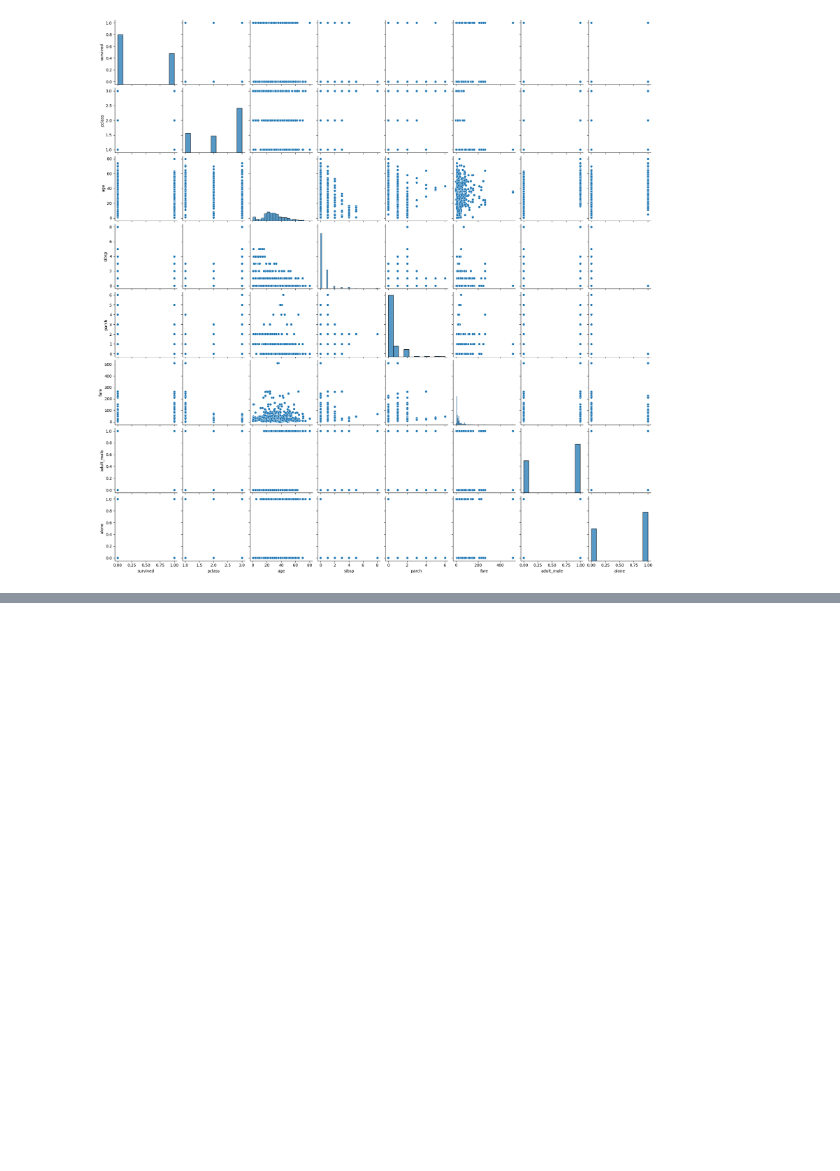
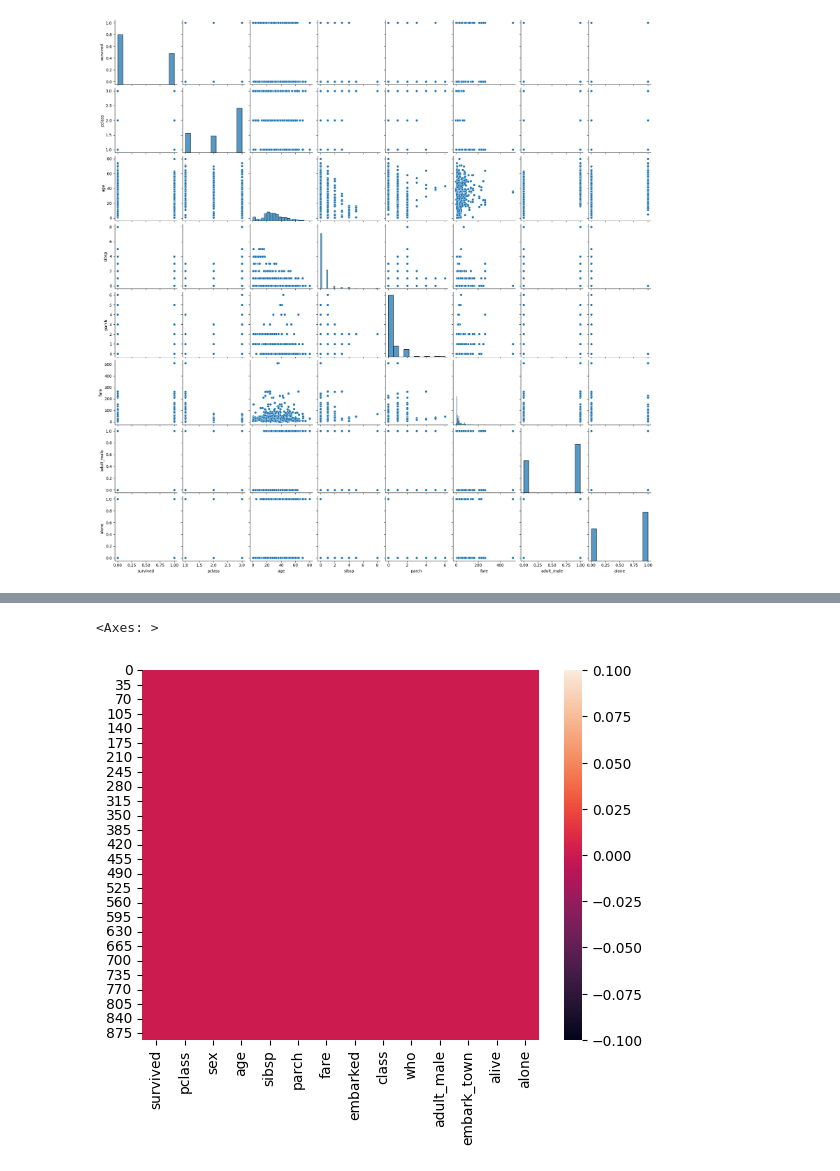
Before and after one commit to Abdul-Qadir3/Python_DataScience, a Jupyter notebook: 02_EDA/01_Pandas_tips_tricks/03_Pandas_tips_Tricks.ipynb, the cells around one changed output, grey strips where cells are left out. Drawn from its saved outputs; the diff is of its cells as text; code cells hidden in the pictures; blank space fills up the shorter version.

```diff
--- a/02_EDA/01_Pandas_tips_tricks/03_Pandas_tips_Tricks.ipynb
+++ b/02_EDA/01_Pandas_tips_tricks/03_Pandas_tips_Tricks.ipynb
@@ -312,0 +367,4 @@ sns.pairplot(df)
+# %%
+# drop deck column form dataset having more then 70% of values
+df.drop('deck',axis=1 ,inplace=True)#axis=0 rows, axis =1 for column
+# inplace update the change in dataframe
@@ -312,0 +390,5 @@ sns.pairplot(df)
+# %%
+# filling missing values of column "age" by mean
+df['age'].fillna(df['age'].mean(),inplace=True)
+# %%
+df['age'].fillna(df['age'].median(),inplace=True)
@@ -312,0 +413,4 @@ sns.pairplot(df)
+# %%
+# fill embark and embarked town with fill
+df['embarked'].fillna(df['embarked'].mode()[0],inplace=True)
+df['embark_town'].fillna(df['embark_town'].mode()[0],inplace=True)
@@ -312,0 +435,5 @@ sns.pairplot(df)
+# %%
+sns.heatmap(df.isnull())
+# %% [output]
+<Axes: >
+[figure, added]
```
Also changed, not shown: parts of 44 cells of this notebook, 4 other files.
